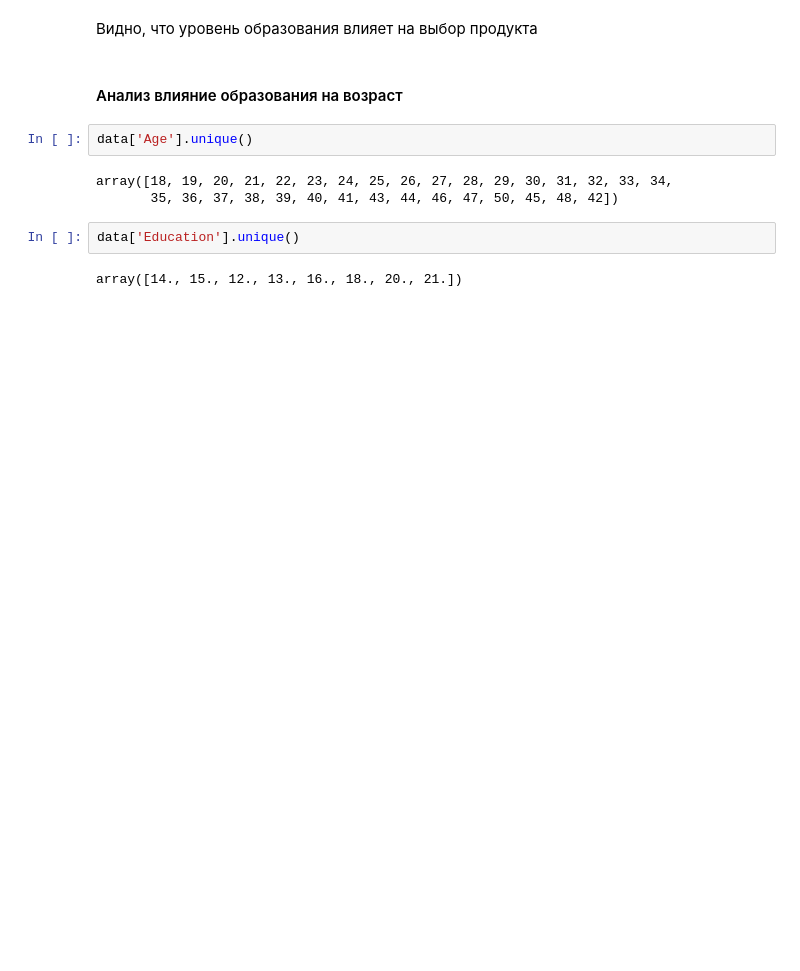
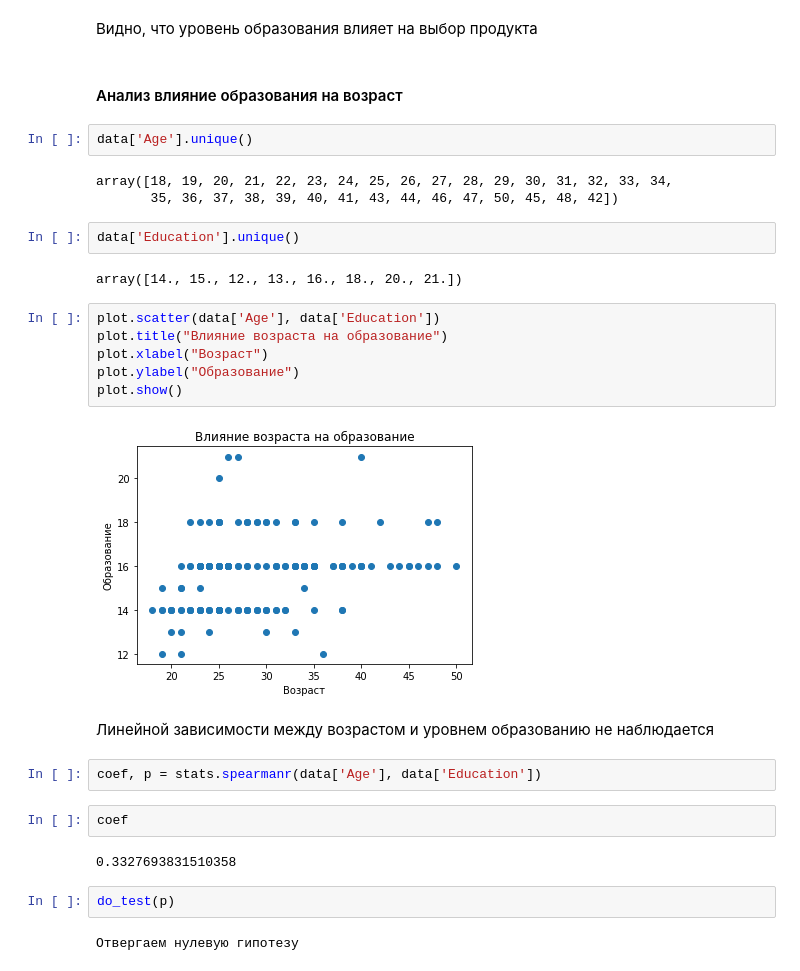
Before and after one commit to Chularev/kaggle_competitions, a Jupyter notebook: CardioGoodFitness/notebook.ipynb, the cells around one changed output. Saved outputs shown, nothing was run; the diff lists cells and outputs as text; blank space fills up the shorter version.

Commit message:
started dp link Education and Gender

```diff
--- a/CardioGoodFitness/notebook.ipynb
+++ b/CardioGoodFitness/notebook.ipynb
@@ -520,3 +520,23 @@ array([18, 19, 20, 21, 22, 23, 24, 25, 26, 27, 28, 29, 30, 31, 32, 33, 34,
 data['Education'].unique()
 # %% [output]
 array([14., 15., 12., 13., 16., 18., 20., 21.])
+# %%
+plot.scatter(data['Age'], data['Education'])
+plot.title("Влияние возраста на образование")
+plot.xlabel("Возраст")
+plot.ylabel("Образование")
+plot.show()
+# %% [output]
+[figure, added]
+# %% [markdown]
+Линейной зависимости между возрастом и уровнем образованию не наблюдается
+# %%
+coef, p = stats.spearmanr(data['Age'], data['Education'])
+# %%
+coef
+# %% [output]
+0.3327693831510358
+# %%
+do_test(p)
+# %% [output]
+Отвергаем нулевую гипотезу
```
Also changed, not shown: parts of 3 cells of this notebook.
